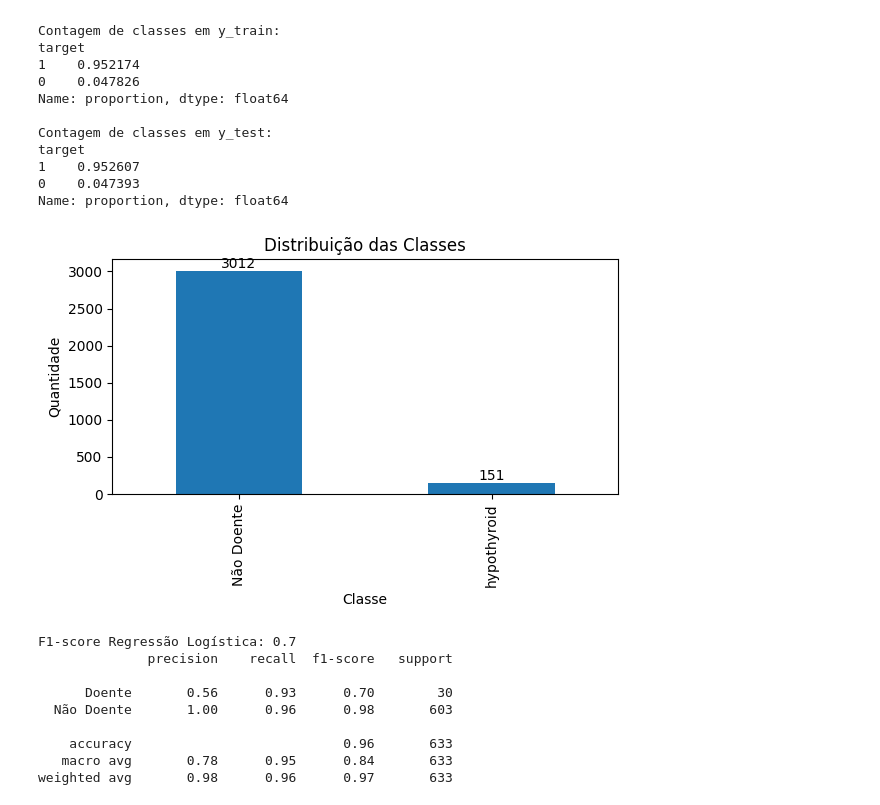
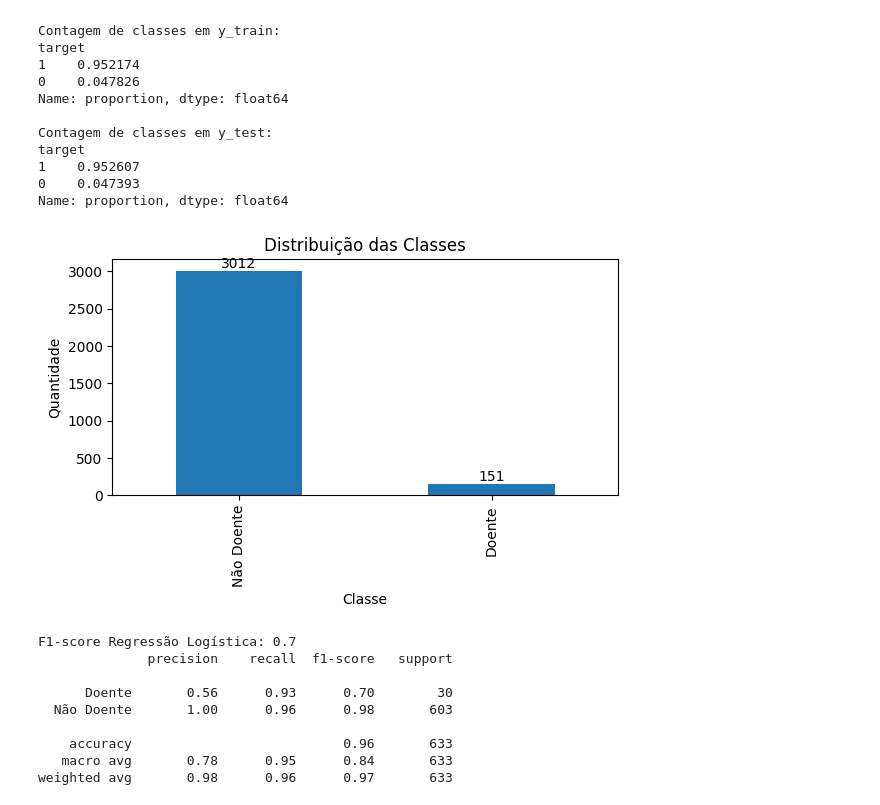
Before and after one commit to mvaraujo1977/TechCahllenge_Tireoide, a Jupyter notebook: model_tireoide.ipynb, the cells around one changed output. Saved outputs shown, nothing was run; the diff lists cells and outputs as text; code cells hidden in the pictures.

```diff
--- a/model_tireoide.ipynb
+++ b/model_tireoide.ipynb
@@ -577,31 +582,31 @@ Name: proportion, dtype: float64
 # %%
 import matplotlib.pyplot as plt
 
 # Mapear valores
 y_named = y.map({
-    0: 'hypothyroid',
+    0: 'Doente',
     1: 'Não Doente'
 })
 
 # Contagem
 class_counts = y_named.value_counts()
 
 # Gráfico
 plt.figure(figsize=(6,4))
 class_counts.plot(kind='bar')
 
 plt.title('Distribuição das Classes')
 plt.xlabel('Classe')
 plt.ylabel('Quantidade')
 
 # Mostrar valores nas barras
 for i, v in enumerate(class_counts):
     plt.text(i, v, str(v), ha='center', va='bottom')
 
 plt.tight_layout()
 plt.show()
 # %% [output]
-[figure, old version]
+[figure, new version]
 # %%
 from sklearn.linear_model import LogisticRegression
 from sklearn.metrics import classification_report, f1_score
```
Also changed, not shown: parts of 1 cell of this notebook.
